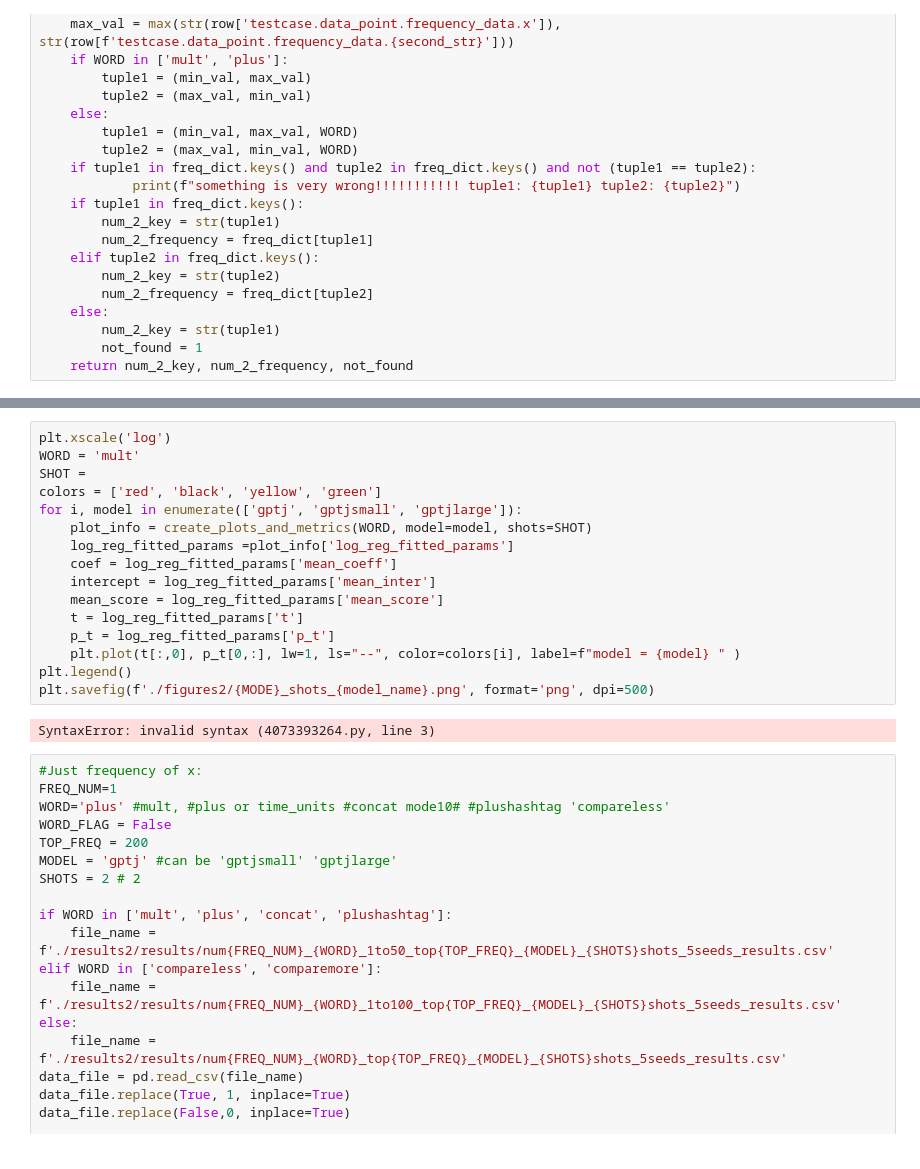
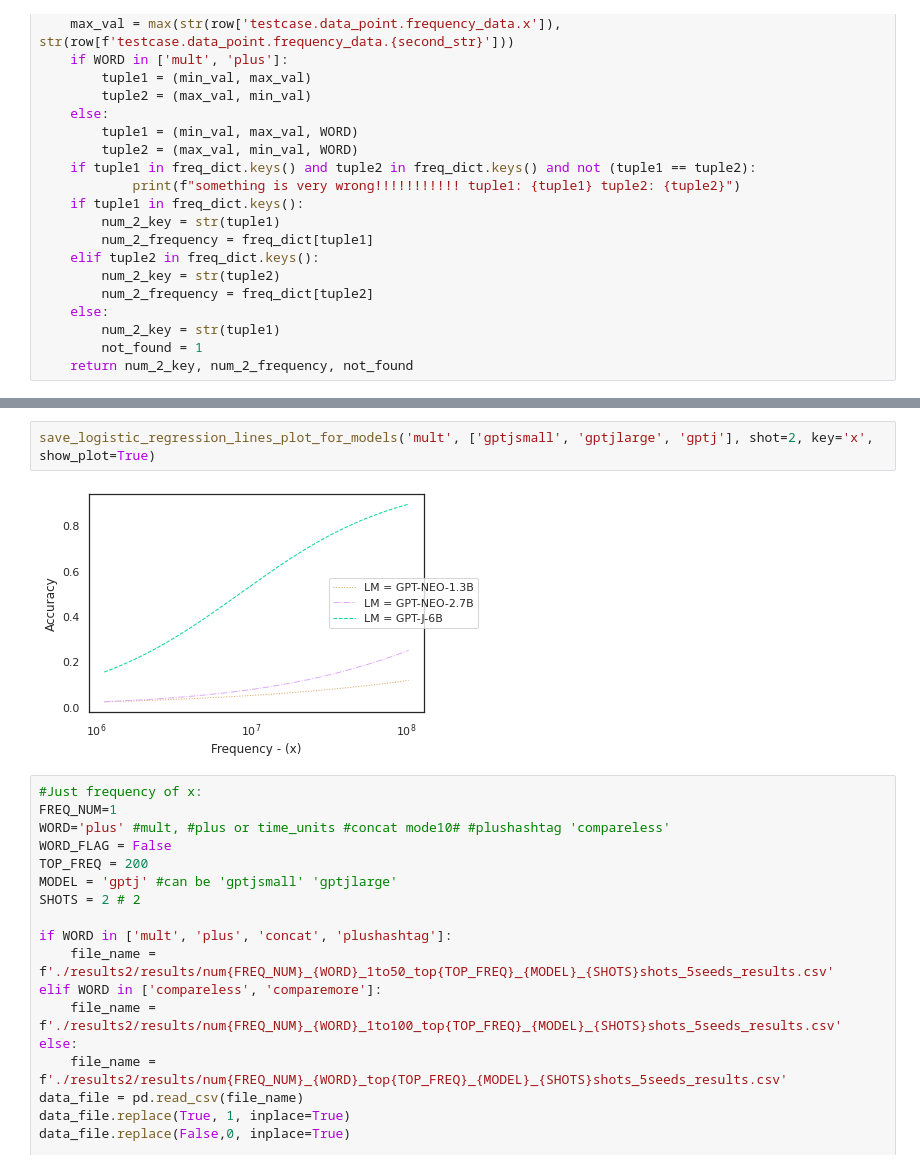
Before and after one commit to yasamanrazeghi7/TermFrequency, a Jupyter notebook: GPTAnalyzer/AggregateResults/clean_plots.ipynb, the cells around one changed output, grey strips where cells are left out. Cells and saved outputs as stored; diff of their text form.

```diff
--- a/GPTAnalyzer/AggregateResults/clean_plots.ipynb
+++ b/GPTAnalyzer/AggregateResults/clean_plots.ipynb
@@ -68,21 +69,7 @@ save_logistic_regression_lines_plot('mult', 'gptj', shots=[0,2,4], show_plot=Tru
-# %%
-plt.xscale('log')
-WORD = 'mult'
-SHOT =
-colors = ['red', 'black', 'yellow', 'green']
-for i, model in enumerate(['gptj', 'gptjsmall', 'gptjlarge']):
-    plot_info = create_plots_and_metrics(WORD, model=model, shots=SHOT)
-    log_reg_fitted_params =plot_info['log_reg_fitted_params']
-    coef = log_reg_fitted_params['mean_coeff']
-    intercept = log_reg_fitted_params['mean_inter']
-    mean_score = log_reg_fitted_params['mean_score']
-    t = log_reg_fitted_params['t']
-    p_t = log_reg_fitted_params['p_t']
-    plt.plot(t[:,0], p_t[0,:], lw=1, ls="--", color=colors[i], label=f"model = {model} " )
-plt.legend()
-plt.savefig(f'./figures2/{MODE}_shots_{model_name}.png', format='png', dpi=500)
-# %% [output]
-SyntaxError: invalid syntax (4073393264.py, line 3)
+# %%
+save_logistic_regression_lines_plot_for_models('mult', ['gptjsmall', 'gptjlarge', 'gptj'], shot=2, key='x', show_plot=True)
+# %% [output]
+[figure, added]
 # %%
 #Just frequency of x:
 FREQ_NUM=1
```
Also changed, not shown: parts of 3 cells of this notebook, 2 other files.
